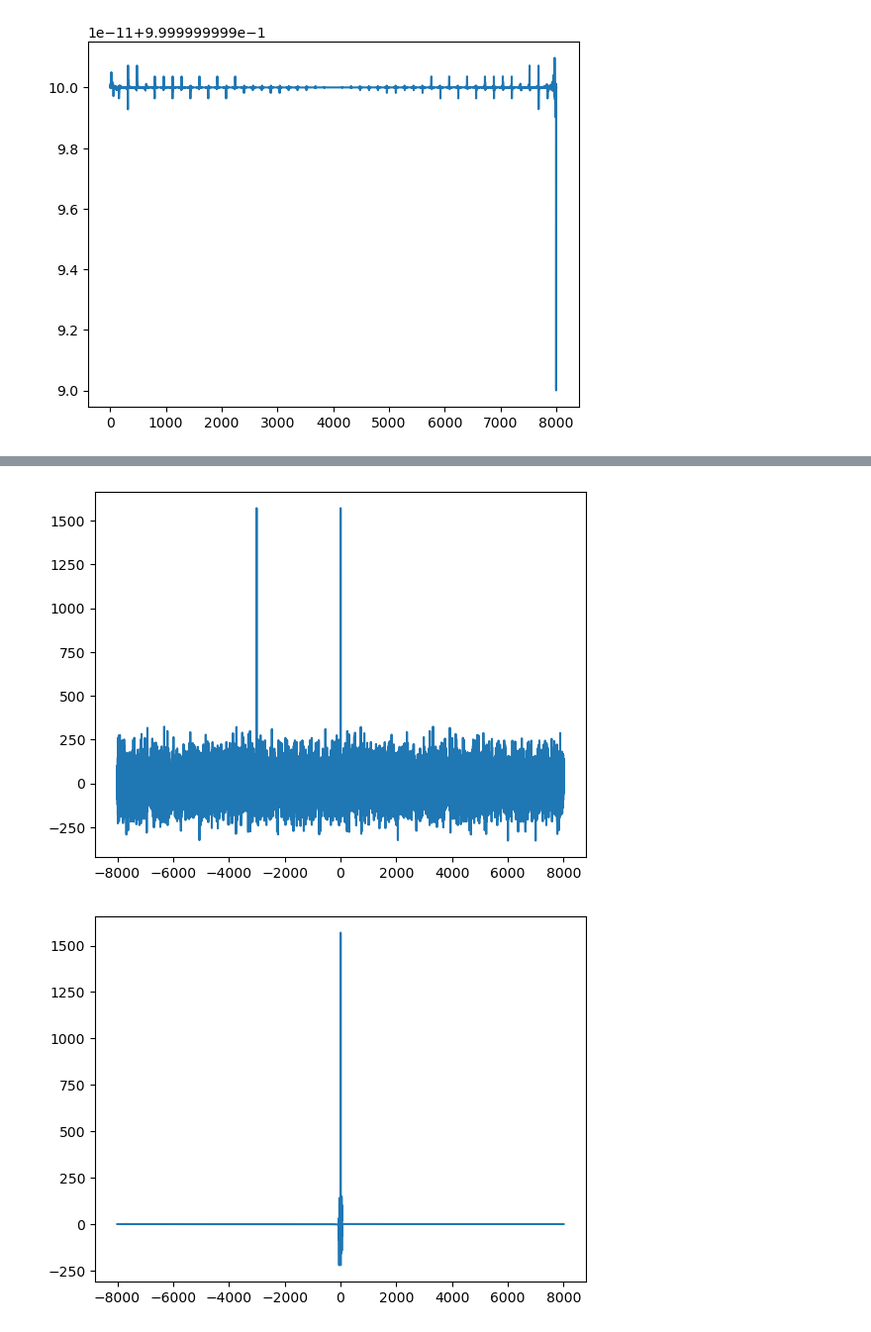
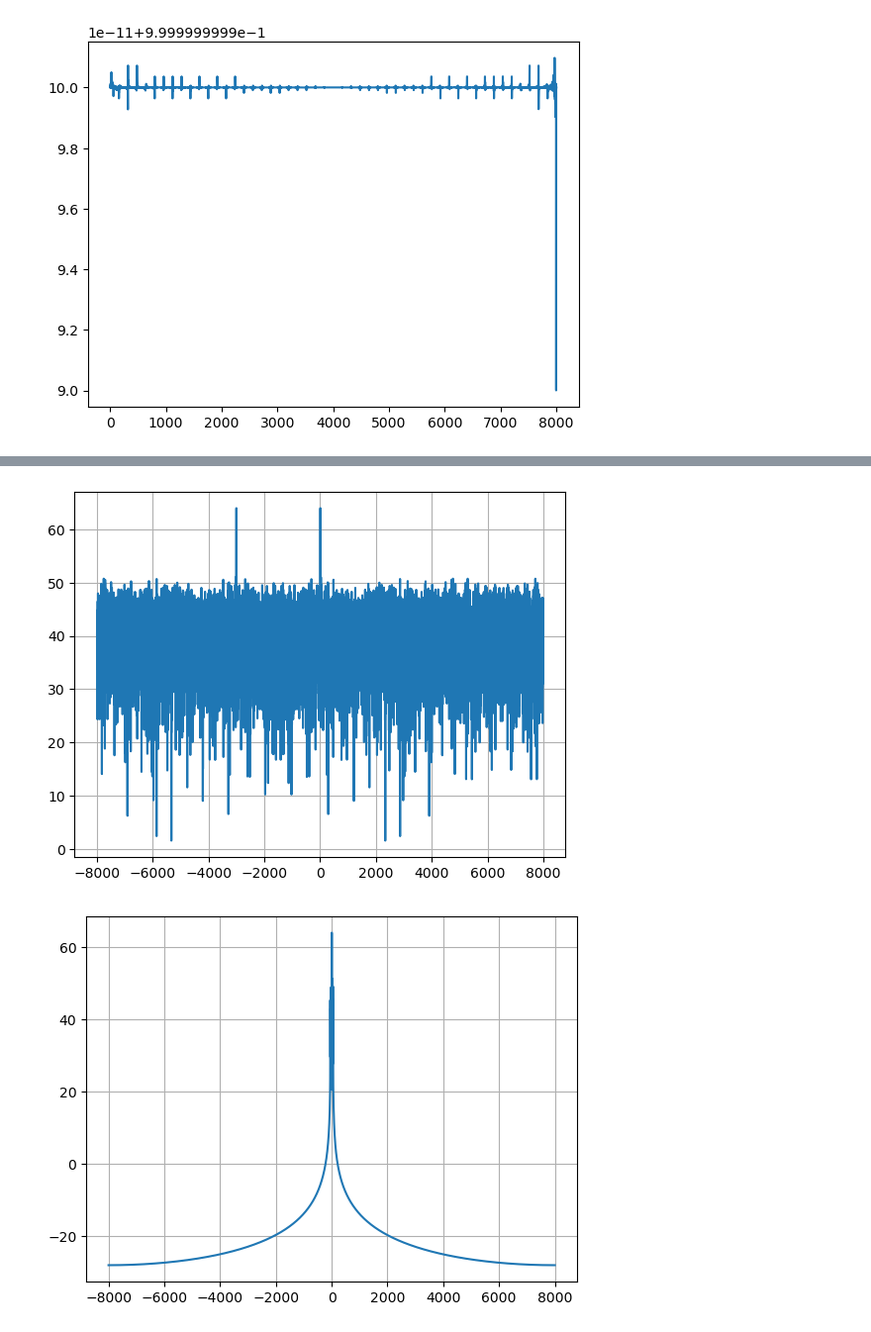
Before and after one commit to ajheller/pll, a Jupyter notebook: pll.ipynb, the cells around one changed output, grey strips where cells are left out. Shown at 99% size. Cells and saved outputs as stored; diff of their text form; code cells hidden in the pictures.

Commit message:
changed plots to power spectrum

```diff
--- a/pll.ipynb
+++ b/pll.ipynb
@@ -118,7 +120,7 @@ tx = np.exp(2j * np.pi * ff * t)
 awg = rng.normal(0, 1, tx.shape)
 print(f"{np.std(awg)=}")
 
-rx = tx.real/5
+rx = tx.real/10
 print(f"{np.std(rx)=}")
 print(f"{20*np.log10(np.std(rx)/np.std(awg))=}")
 rx += awg
@@ -157,22 +159,30 @@ np.std(rx)=np.float64(0.1414213562373095)
 # %%
+def ps(Y):
+    return 10*np.log10(np.real_if_close(Y*Y.conj()))
+
 Y = np.fft.fftshift(np.fft.fft(xy))
 f = np.fft.fftshift(np.fft.fftfreq(len(xy))) * fs
 
-plt.plot(f, Y)
+plt.plot(f, ps(Y))
 plt.grid(True)
 plt.show()
 
 Y = np.fft.fftshift(np.fft.fft(xy_lp))
 f = np.fft.fftshift(np.fft.fftfreq(len(xy))) * fs
 
-plt.plot(f, Y)
+plt.plot(f, ps(Y))
 plt.grid(True)
 plt.show()
 
 plot_f = (f > -100) & (f < 100)
-plt.plot(f[plot_f], Y[plot_f])
+plt.plot(f[plot_f], ps(Y[plot_f]))
 plt.grid(True)
 plt.show()
+
+plot_f = (f > -8) & (f < 8)
+plt.plot(f[plot_f], ps(Y[plot_f]))
+plt.grid(True)
+plt.show()
 # %% [output]
-[figure, old version]
+[figure, new version]
-[figure, old version]
+[figure, new version]
```
Also changed, not shown: parts of 3 cells of this notebook.
